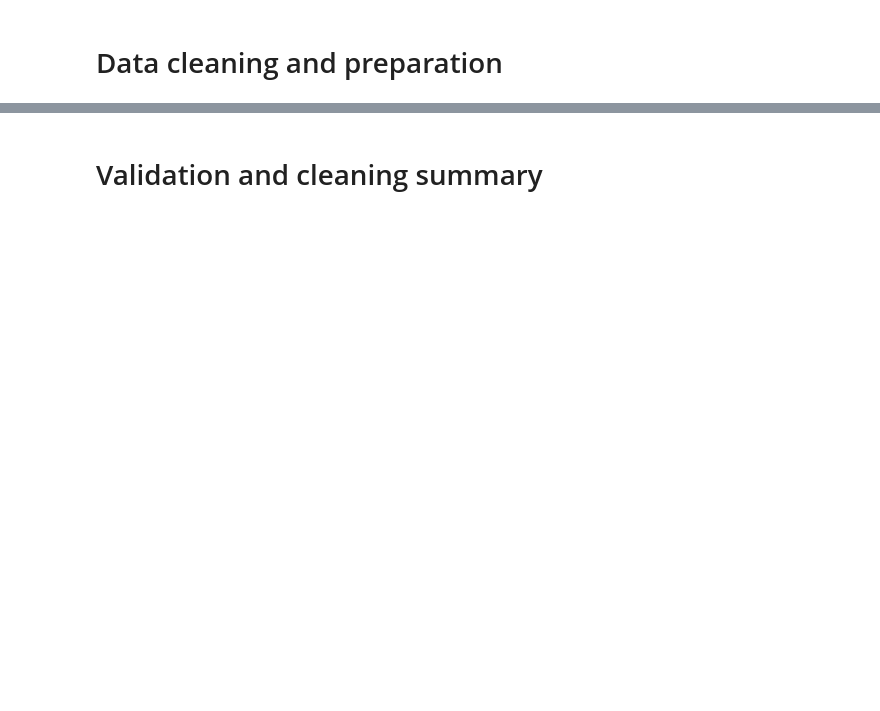
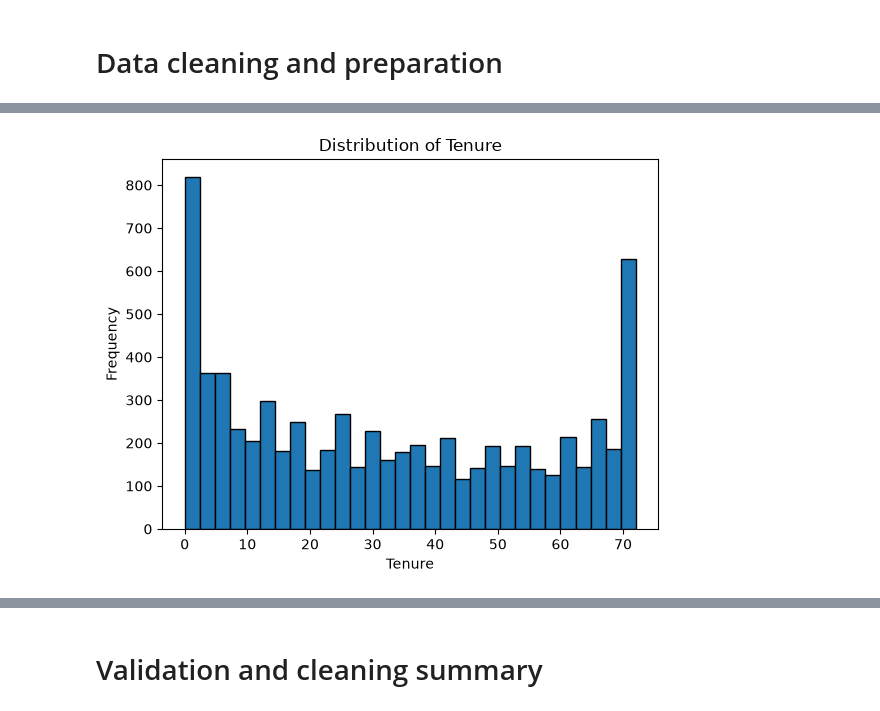
Before and after one commit to pondnatalie/Churn_Project_Tellecommunications, a Jupyter notebook: Churn_Project.ipynb, the cells around one changed output, grey strips where cells are left out. Saved outputs shown, nothing was run; the diff lists cells and outputs as text; code cells hidden in the pictures; blank space fills up the shorter version.

```diff
--- a/Churn_Project.ipynb
+++ b/Churn_Project.ipynb
@@ -183,0 +207,34 @@ df.corr(numeric_only=True)
+# %%
+## Preprocessing the data & Regression Imputation Code
+import pandas as pd
+import numpy as np
+from sklearn.experimental import enable_iterative_imputer
+from sklearn.impute import IterativeImputer
+# List of numeric columns needing regression imputation
+num_cols = [
+    'tenure', 'CustomerAge', 'AnnualIncome',
+    'MonthlyCallMinutes', 'AveragePaymentDelayDays', 'CustomerSatisfactionScore'
+]
+
+# 2. Fit Iterative Imputer (Multivariate Regression Imputation)
+imputer = IterativeImputer(random_state=42, max_iter=10)
+df[num_cols] = imputer.fit_transform(df[num_cols])
+
+# Ensure tenure is non-negative
+df['tenure'] = df['tenure'].clip(lower=0)
+
+# 3. Impute categorical PaymentMethod with Mode
+mode_pm = df['PaymentMethod'].mode()[0]
+df['PaymentMethod'] = df['PaymentMethod'].fillna(mode_pm)
+
+# 4. Enforce domain rules per Data Dictionary
+df.loc[df['PhoneService'] == 'No', 'MonthlyCallMinutes'] = 0.0
+df.loc[df['PhoneService'] == 'No', 'MultipleLines'] = 'No phone service'
+df.loc[df['InternetService'] == 'No', 'TechSupport'] = 'No internet service'
+
+# Create binary response target
+df['Churn_Binary'] = (df['Churn'] == 'Yes').astype(int)
+
+# Verify zero missing values remain
+print("Missing values per column after regression imputation:")
+print(df.isnull().sum())
@@ -183,0 +262,11 @@ df.corr(numeric_only=True)
+# %%
+# histogram of tenure
+import matplotlib.pyplot as plt
+
+plt.hist(df['tenure'], bins=30, edgecolor='black')
+plt.xlabel('Tenure')
+plt.ylabel('Frequency')
+plt.title('Distribution of Tenure')
+plt.show()
+# %% [output]
+[figure, added]
```
Also changed, not shown: parts of 18 cells of this notebook.
